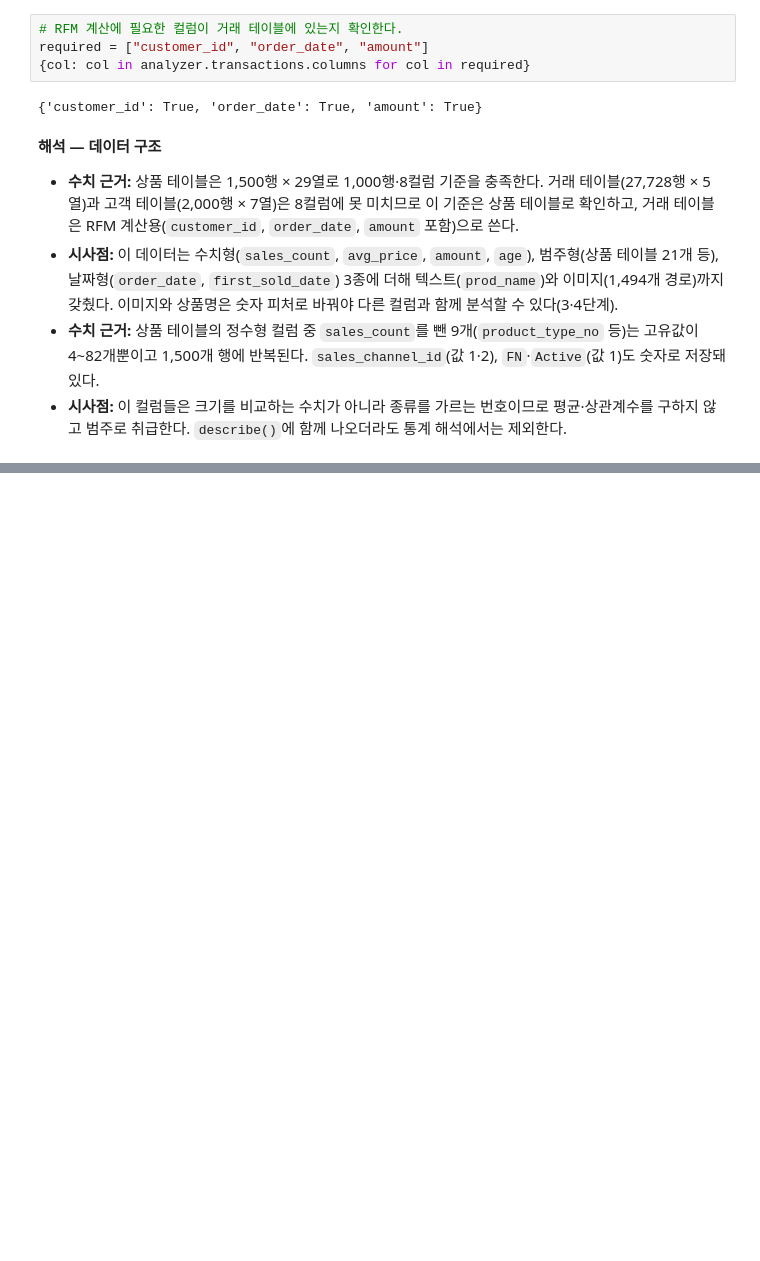
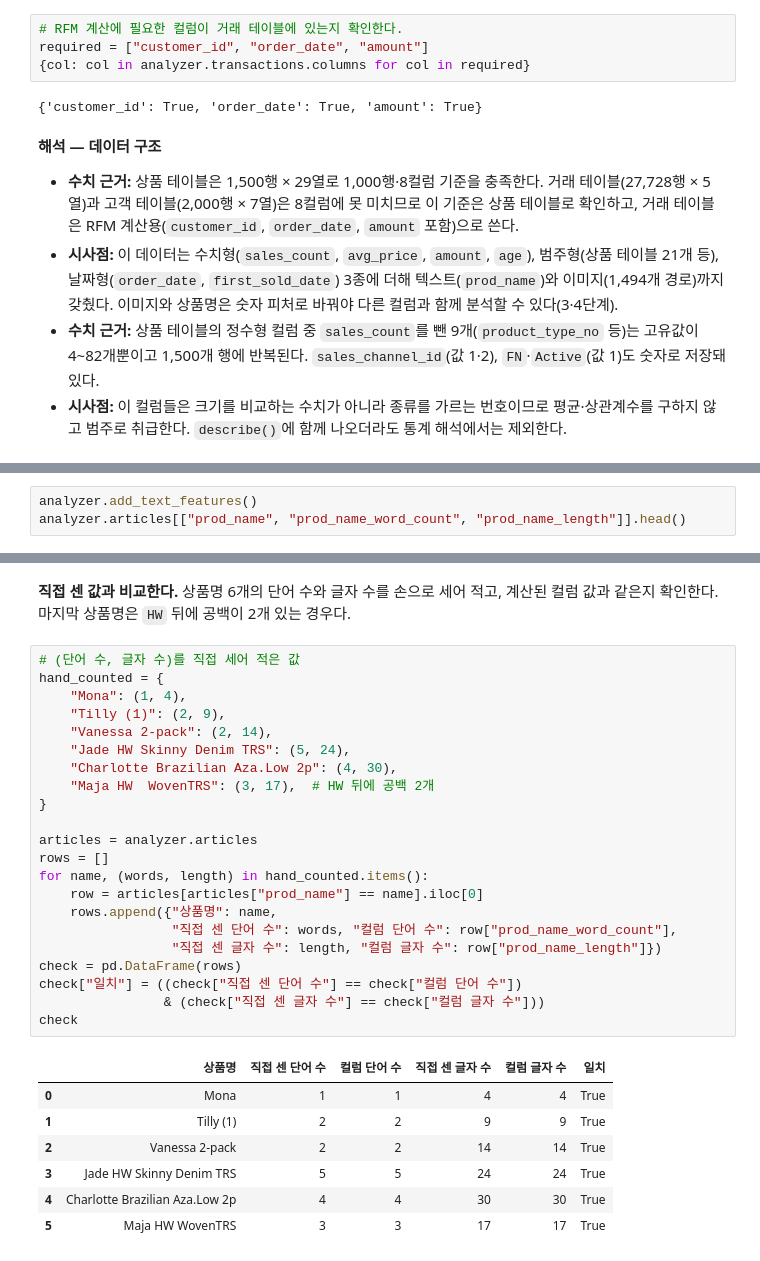
Before and after one commit to kimch0612/Codyssey_A1-1, a Jupyter notebook: notebooks/analysis_report.ipynb, the cells around one changed output, grey strips where cells are left out. Saved outputs shown, nothing was run; the diff lists cells and outputs as text; blank space fills up the shorter version.

Commit message:
feat: pipeline.py, analysis_report.ipynb; add_text_features() 추가, 텍스트 파생 변수 노트북 3장 추가
Co-Authored-By: Claude Sonnet 5.5 <noreply@anthropic.com>

```diff
--- a/notebooks/analysis_report.ipynb
+++ b/notebooks/analysis_report.ipynb
@@ -351,0 +369,3 @@ required = ["customer_id", "order_date", "amount"]
+# %%
+analyzer.add_text_features()
+analyzer.articles[["prod_name", "prod_name_word_count", "prod_name_length"]].head()
@@ -351,0 +379,32 @@ required = ["customer_id", "order_date", "amount"]
+# %% [markdown]
+**직접 센 값과 비교한다.** 상품명 6개의 단어 수와 글자 수를 손으로 세어 적고, 계산된 컬럼 값과 같은지 확인한다. 마지막 상품명은 `HW` 뒤에 공백이 2개 있는 경우다.
+# %%
+# (단어 수, 글자 수)를 직접 세어 적은 값
+hand_counted = {
+    "Mona": (1, 4),
+    "Tilly (1)": (2, 9),
+    "Vanessa 2-pack": (2, 14),
+    "Jade HW Skinny Denim TRS": (5, 24),
+    "Charlotte Brazilian Aza.Low 2p": (4, 30),
+    "Maja HW  WovenTRS": (3, 17),  # HW 뒤에 공백 2개
+}
+
+articles = analyzer.articles
+rows = []
+for name, (words, length) in hand_counted.items():
+    row = articles[articles["prod_name"] == name].iloc[0]
+    rows.append({"상품명": name,
+                 "직접 센 단어 수": words, "컬럼 단어 수": row["prod_name_word_count"],
+                 "직접 센 글자 수": length, "컬럼 글자 수": row["prod_name_length"]})
+check = pd.DataFrame(rows)
+check["일치"] = ((check["직접 센 단어 수"] == check["컬럼 단어 수"])
+                & (check["직접 센 글자 수"] == check["컬럼 글자 수"]))
+check
+# %% [output]
+|  | 상품명 | 직접 센 단어 수 | 컬럼 단어 수 | 직접 센 글자 수 | 컬럼 글자 수 | 일치 |
+| 0 | Mona | 1 | 1 | 4 | 4 | True |
+| 1 | Tilly (1) | 2 | 2 | 9 | 9 | True |
+| 2 | Vanessa 2-pack | 2 | 2 | 14 | 14 | True |
+| 3 | Jade HW Skinny Denim TRS | 5 | 5 | 24 | 24 | True |
+| 4 | Charlotte Brazilian Aza.Low 2p | 4 | 4 | 30 | 30 | True |
+| 5 | Maja HW WovenTRS | 3 | 3 | 17 | 17 | True |
```
Also changed, not shown: parts of 5 cells of this notebook, 1 other file.
